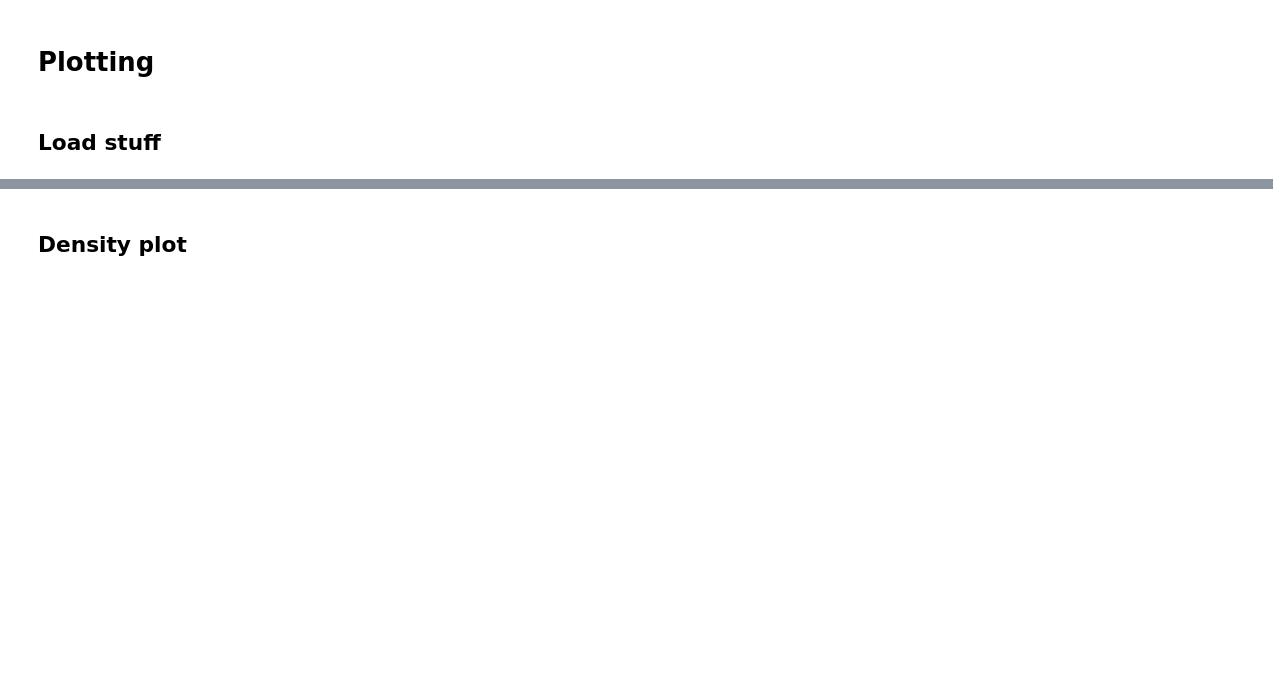
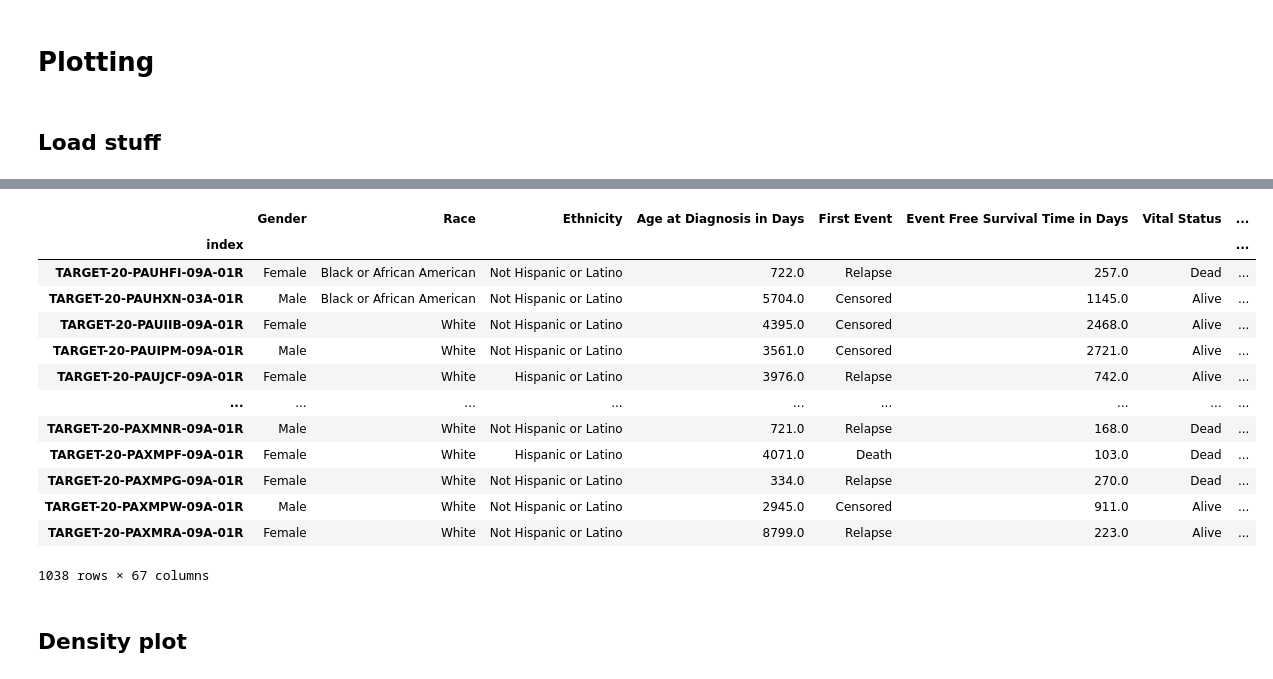
Before and after one commit to sckaff/pediatric-aml-analysis, a Jupyter notebook: Code/Assignment_2.ipynb, the cells around one changed output, grey strips where cells are left out. Cells and saved outputs as stored; diff of their text form; code cells hidden in the pictures; blank space fills up the shorter version.

```diff
--- a/Code/Assignment_2.ipynb
+++ b/Code/Assignment_2.ipynb
@@ -156,3 +172,21 @@ clinical = pd.read_pickle('../Data/clinical_data.pickle')
+# %%
+clinical = pd.read_pickle('../Data/clinical_data.pickle')
+clinical
+# %% [output]
+|  | Gender | Race | Ethnicity | Age at Diagnosis in Days | First Event | Event Free Survival Time in Days | Vital Status | ... |
+| index |  |  |  |  |  |  |  | ... |
+| TARGET-20-PAUHFI-09A-01R | Female | Black or African American | Not Hispanic or Latino | 722.0 | Relapse | 257.0 | Dead | ... |
+| TARGET-20-PAUHXN-03A-01R | Male | Black or African American | Not Hispanic or Latino | 5704.0 | Censored | 1145.0 | Alive | ... |
+| TARGET-20-PAUIIB-09A-01R | Female | White | Not Hispanic or Latino | 4395.0 | Censored | 2468.0 | Alive | ... |
+| TARGET-20-PAUIPM-09A-01R | Male | White | Not Hispanic or Latino | 3561.0 | Censored | 2721.0 | Alive | ... |
+| TARGET-20-PAUJCF-09A-01R | Female | White | Hispanic or Latino | 3976.0 | Relapse | 742.0 | Alive | ... |
+| ... | ... | ... | ... | ... | ... | ... | ... | ... |
+| TARGET-20-PAXMNR-09A-01R | Male | White | Not Hispanic or Latino | 721.0 | Relapse | 168.0 | Dead | ... |
+| TARGET-20-PAXMPF-09A-01R | Female | White | Hispanic or Latino | 4071.0 | Death | 103.0 | Dead | ... |
+| TARGET-20-PAXMPG-09A-01R | Female | White | Not Hispanic or Latino | 334.0 | Relapse | 270.0 | Dead | ... |
+| TARGET-20-PAXMPW-09A-01R | Male | White | Not Hispanic or Latino | 2945.0 | Censored | 911.0 | Alive | ... |
+| TARGET-20-PAXMRA-09A-01R | Female | White | Not Hispanic or Latino | 8799.0 | Relapse | 223.0 | Alive | ... |
+1038 rows × 67 columns
 # %% [markdown]
 ## Density plot
 # %%
```
Also changed, not shown: parts of 10 cells of this notebook.
